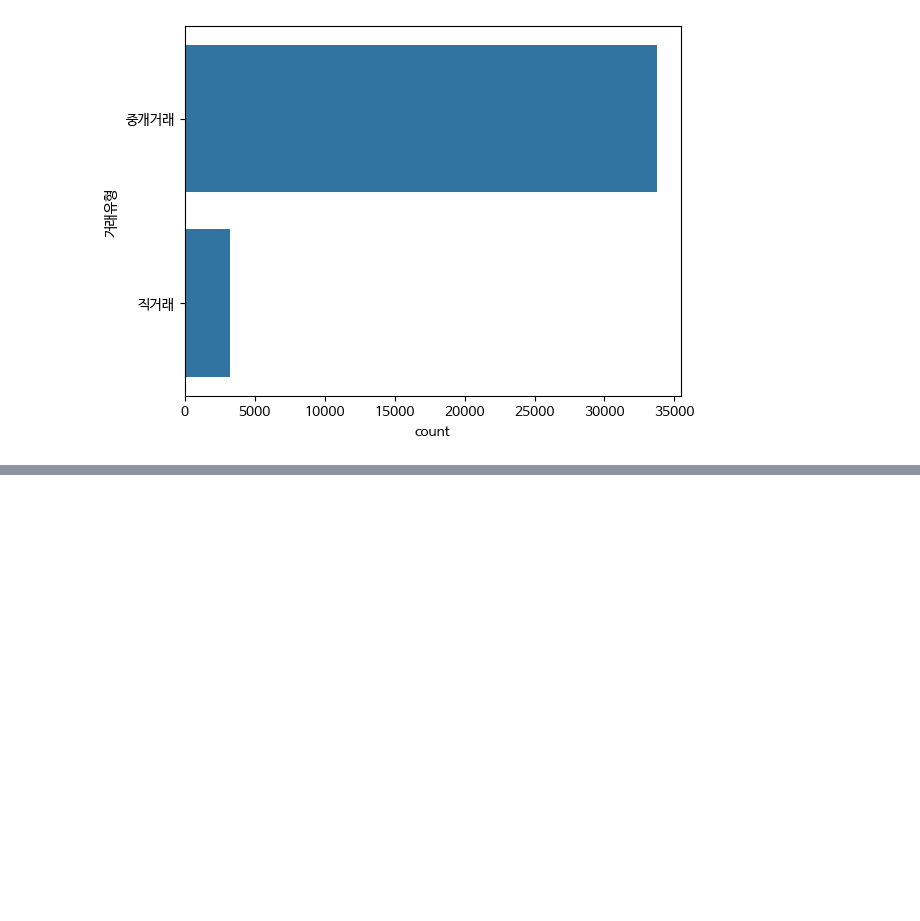
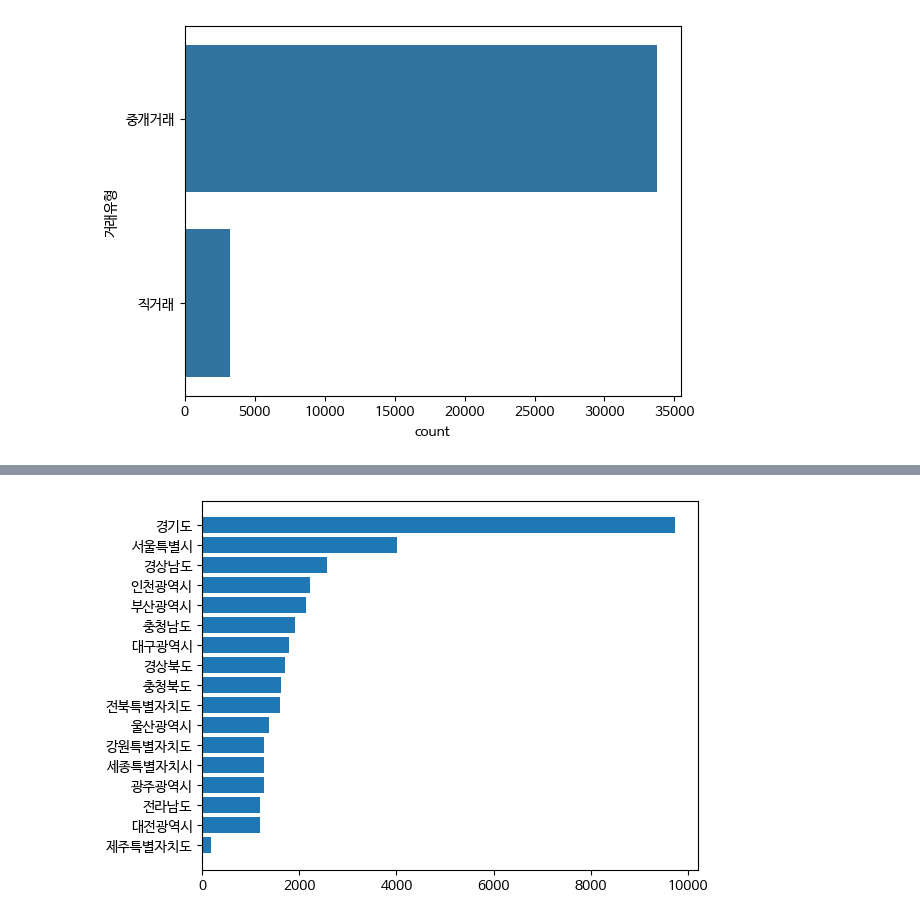
Before and after one commit to JakeOh/202504_itwill_oracle88, a Jupyter notebook: python24.ipynb, the cells around one changed output, grey strips where cells are left out. Drawn from its saved outputs; the diff is of its cells as text; code cells hidden in the pictures; blank space fills up the shorter version.

```diff
--- a/python24.ipynb
+++ b/python24.ipynb
@@ -196,0 +232,3 @@ plt.show()
+# %%
+province_counts = apt.province.value_counts().sort_values()
+province_counts
@@ -196,0 +261,5 @@ plt.show()
+# %%
+plt.barh(y=province_counts.index, width=province_counts)
+plt.show()
+# %% [output]
+[figure, added]
```
Also changed, not shown: parts of 29 cells of this notebook.
